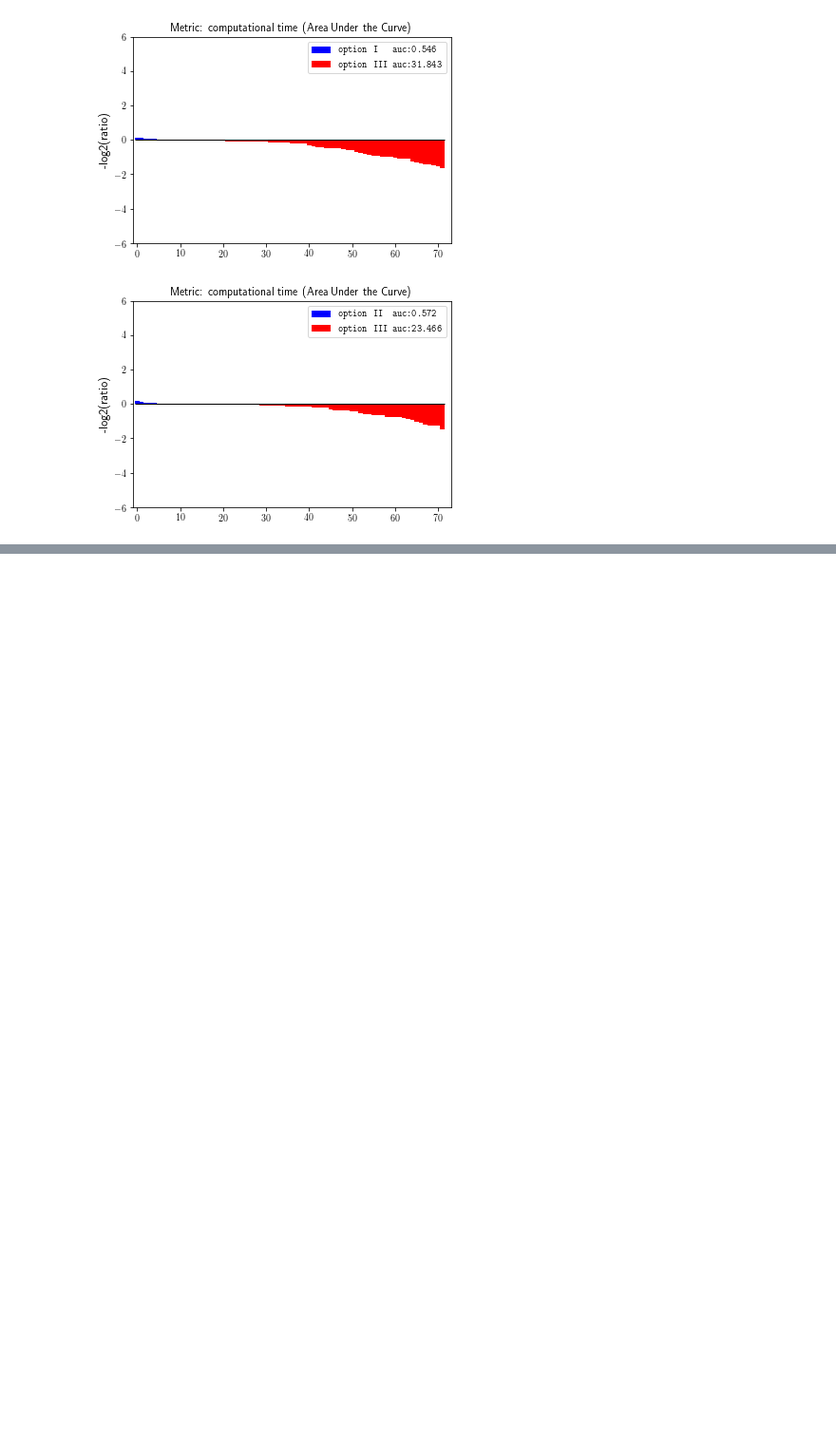
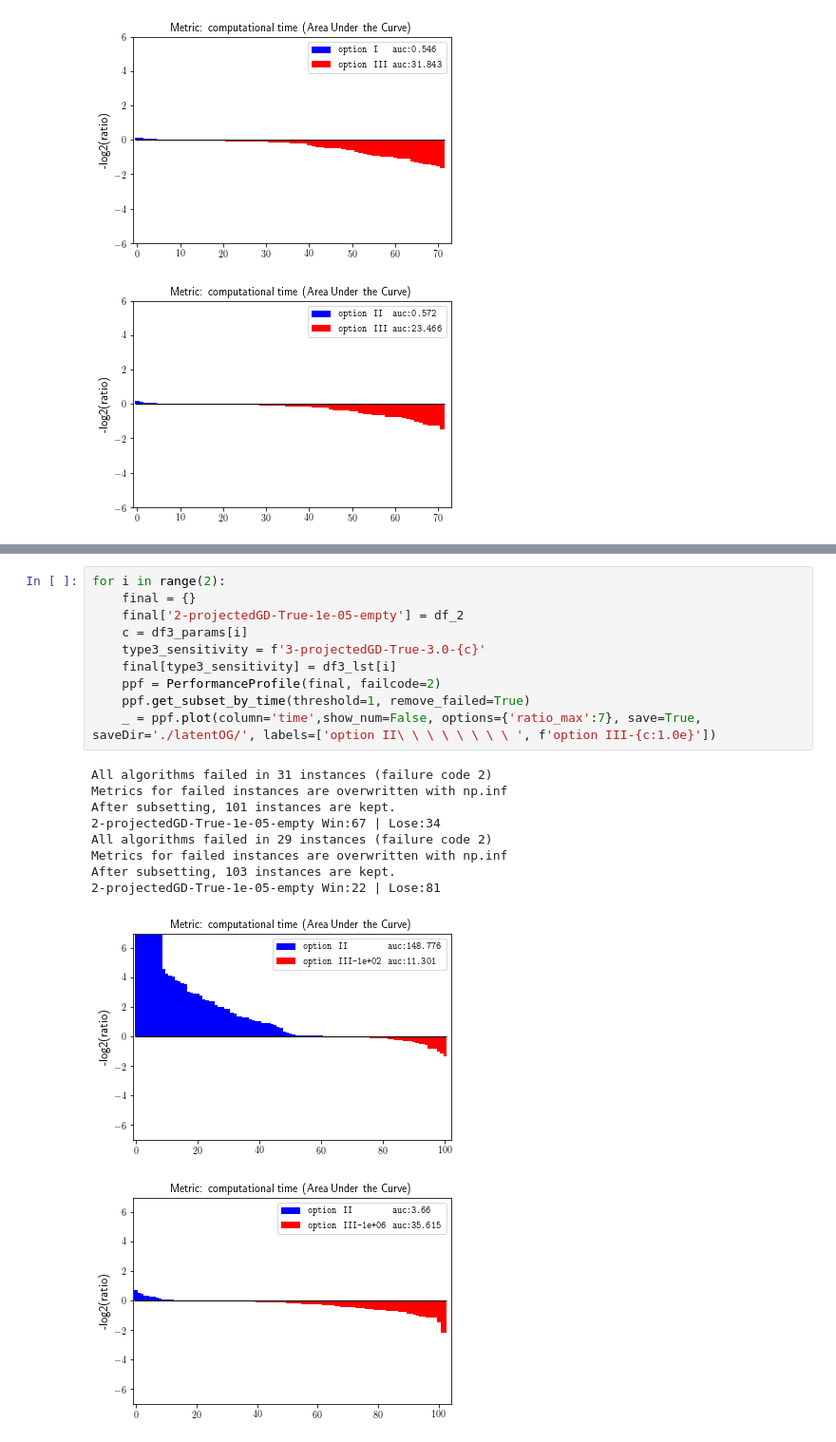
Before and after one commit to Yutong-Dai/InexactPG, a Jupyter notebook: AnalyzeExperiments/lantent.ipynb, the cells around one changed output, grey strips where cells are left out. Shown at 95% size. Drawn from its saved outputs; the diff is of its cells as text; blank space fills up the shorter version.

```diff
--- a/AnalyzeExperiments/lantent.ipynb
+++ b/AnalyzeExperiments/lantent.ipynb
@@ -267,0 +352,21 @@ After subsetting, 72 instances are kept.
+# %%
+for i in range(2):
+    final = {}
+    final['2-projectedGD-True-1e-05-empty'] = df_2
+    c = df3_params[i]
+    type3_sensitivity = f'3-projectedGD-True-3.0-{c}'
+    final[type3_sensitivity] = df3_lst[i]
+    ppf = PerformanceProfile(final, failcode=2)
+    ppf.get_subset_by_time(threshold=1, remove_failed=True)
+    _ = ppf.plot(column='time',show_num=False, options={'ratio_max':7}, save=True, saveDir='./latentOG/', labels=['option II\ \ \ \ \ \ \ \ ', f'option III-{c:1.0e}'])
+# %% [output]
+All algorithms failed in 31 instances (failure code 2)
+Metrics for failed instances are overwritten with np.inf
+After subsetting, 101 instances are kept.
+2-projectedGD-True-1e-05-empty Win:67 | Lose:34
+All algorithms failed in 29 instances (failure code 2)
+Metrics for failed instances are overwritten with np.inf
+After subsetting, 103 instances are kept.
+2-projectedGD-True-1e-05-empty Win:22 | Lose:81
+[figure, added]
+[figure, added]
```
Also changed, not shown: parts of 14 cells of this notebook, 49 other files.
